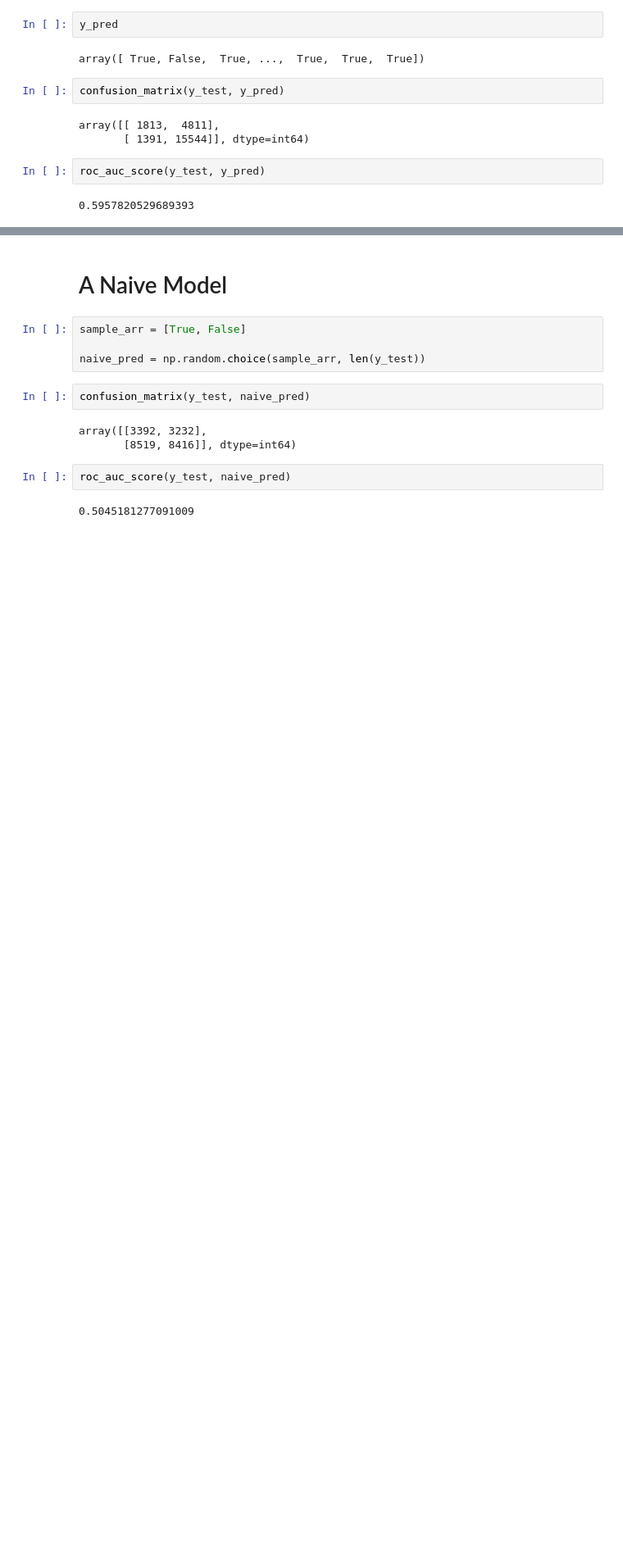
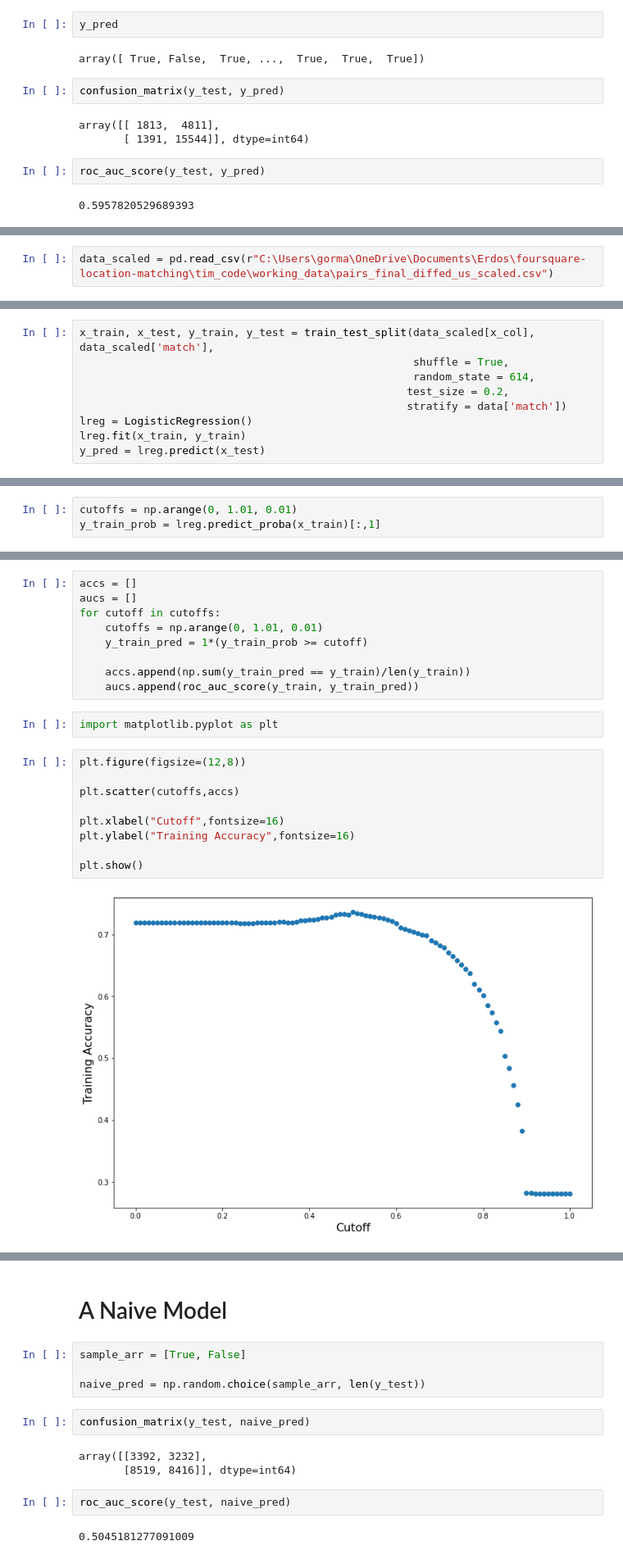
Before and after one commit to gormantt/foursquare-location-matching, a Jupyter notebook: tim_code/models/logistic_regression_us.ipynb, the cells around one changed output, grey strips where cells are left out. Shown at 82% size. Drawn from its saved outputs; the diff is of its cells as text; blank space fills up the shorter version.

```diff
--- a/tim_code/models/logistic_regression_us.ipynb
+++ b/tim_code/models/logistic_regression_us.ipynb
@@ -121,0 +98,2 @@ y_pred/y_test
+# %%
+data_scaled = pd.read_csv(r"C:\Users\gorma\OneDrive\Documents\Erdos\foursquare-location-matching\tim_code\working_data\pairs_final_diffed_us_scaled.csv")
@@ -121,0 +109,9 @@ y_pred/y_test
+# %%
+x_train, x_test, y_train, y_test = train_test_split(data_scaled[x_col], data_scaled['match'],
+                                                    shuffle = True,
+                                                    random_state = 614,
+                                                   test_size = 0.2,
+                                                   stratify = data['match'])
+lreg = LogisticRegression()
+lreg.fit(x_train, y_train)
+y_pred = lreg.predict(x_test)
@@ -121,0 +177,3 @@ y_pred/y_test
+# %%
+cutoffs = np.arange(0, 1.01, 0.01)
+y_train_prob = lreg.predict_proba(x_train)[:,1]
@@ -121,0 +185,22 @@ y_pred/y_test
+# %%
+accs = []
+aucs = []
+for cutoff in cutoffs:
+    cutoffs = np.arange(0, 1.01, 0.01)
+    y_train_pred = 1*(y_train_prob >= cutoff)
+
+    accs.append(np.sum(y_train_pred == y_train)/len(y_train))
+    aucs.append(roc_auc_score(y_train, y_train_pred))
+# %%
+import matplotlib.pyplot as plt
+# %%
+plt.figure(figsize=(12,8))
+
+plt.scatter(cutoffs,accs)
+
+plt.xlabel("Cutoff",fontsize=16)
+plt.ylabel("Training Accuracy",fontsize=16)
+
+plt.show()
+# %% [output]
+[figure, added]
```
Also changed, not shown: parts of 21 cells of this notebook, 4 other files.
